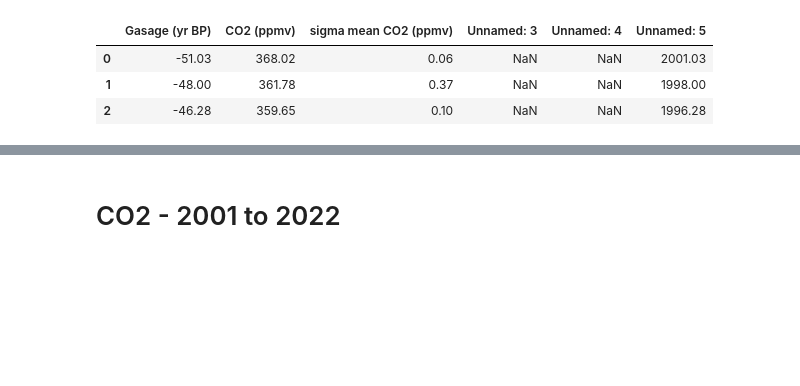
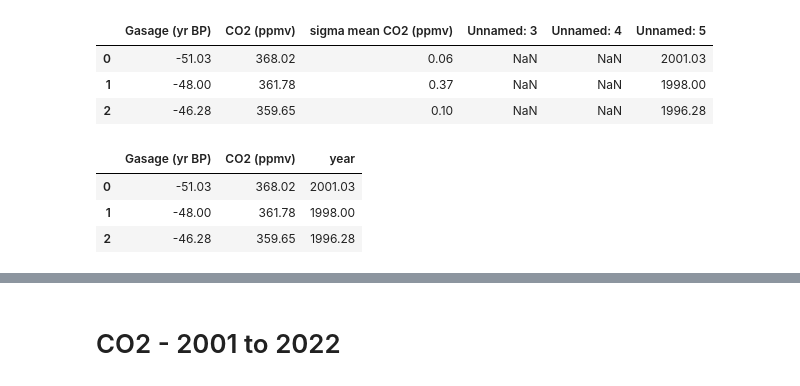
Before and after one commit to nurbujang/2progdaw23, a Jupyter notebook: data.ipynb, the cells around one changed output, grey strips where cells are left out. Drawn from its saved outputs; the diff is of its cells as text; code cells hidden in the pictures; blank space fills up the shorter version.

```diff
--- a/data.ipynb
+++ b/data.ipynb
@@ -13,3 +15,13 @@ df_co2_pre2001.head(3)
 | 2 | -46.28 | 359.65 | 0.10 | NaN | NaN | 1996.28 |
 # %%
 df_co2_pre2001 = df_co2_pre2001.iloc[:, :2].copy()
+# %%
+df_co2_pre2001['year'] = (np.negative(df_co2_pre2001['Gasage (yr BP) '])
+                          + 1950)
+
+df_co2_pre2001.head(3)
+# %% [output]
+|  | Gasage (yr BP) | CO2 (ppmv) | year |
+| 0 | -51.03 | 368.02 | 2001.03 |
+| 1 | -48.00 | 361.78 | 1998.00 |
+| 2 | -46.28 | 359.65 | 1996.28 |
```
Also changed, not shown: parts of 40 cells of this notebook, 3 other files.
